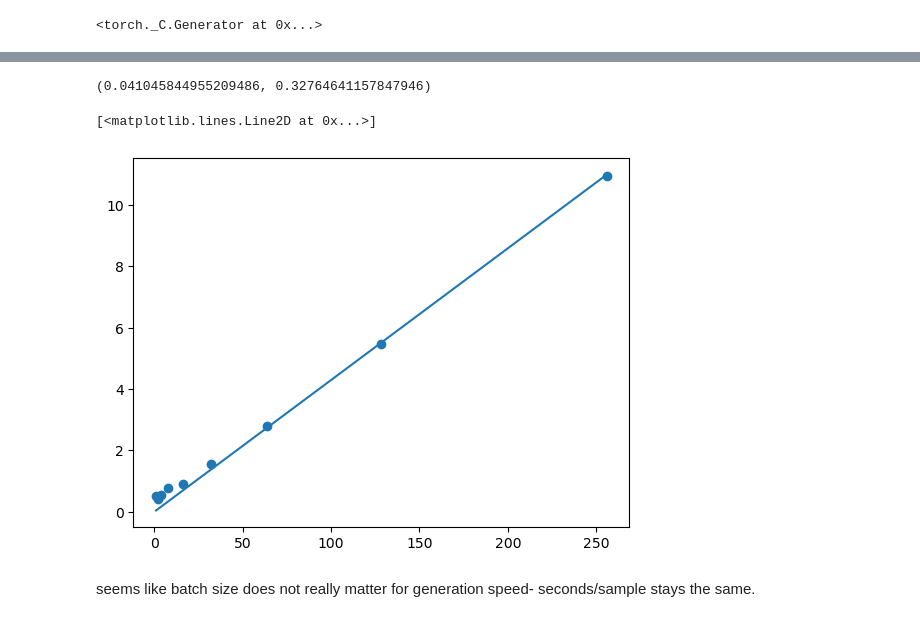
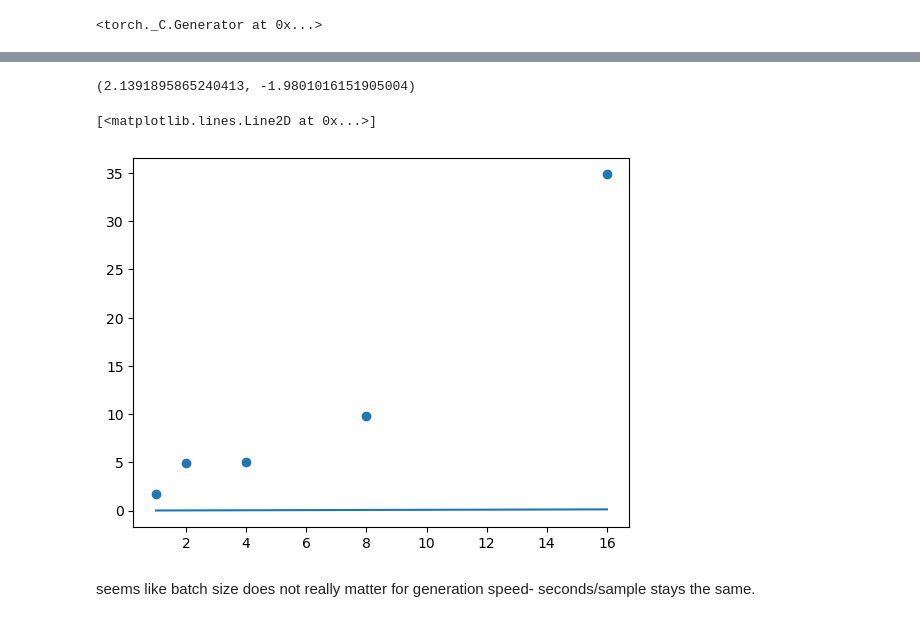
Before and after one commit to SammyAgrawal/diffusion-climsim, a Jupyter notebook: Evaluation.ipynb, the cells around one changed output, grey strips where cells are left out. Saved outputs shown, nothing was run; the diff lists cells and outputs as text; code cells hidden in the pictures.

Commit message:
Code snapshot for full dataset testrun trial_1b-ckpt.pt

```diff
--- a/Evaluation.ipynb
+++ b/Evaluation.ipynb
@@ -91,4 +79,4 @@ plt.imshow(test_ds[0][:, :, 59].detach().cpu())
 # %%
-scheduler = diff.mydatasets.load_scheduler(mconfig)
+scheduler = data.load_scheduler(mconfig)
 mconfig.scheduler
 # %% [output]
@@ -96,2 +83,0 @@ SchedulerParams(num_train_timesteps=100, beta_schedule='linear', clip_sample=Tru
-# %%
-ddpm = fetch_model_from_ckpt("best-ckpt.pt", "trial_log", "test_ddpm_1")
@@ -109,3 +83,0 @@ os.listdir('experiments/test_ddpm_1')
-# %%
-scheduler = diff.mydatasets.load_scheduler(mconfig)
-scheduler
@@ -174,16 +124,16 @@ generating 256 images from pipeline
 # %%
-m, b = np.polyfit(pipeline_test['sizes'], pipeline_test['times'], 1)
+m, b = np.polyfit(pipeline_test['sizes'][:len(pipeline_test['times'])], pipeline_test['times'], 1)
 m, b
 # %% [output]
-(0.041045844955209486, 0.32764641157847946)
+(2.1391895865240413, -1.9801016151905004)
 # %%
-slope = np.dot(pipeline_test['sizes'], pipeline_test['times']) / np.dot(pipeline_test['sizes'], pipeline_test['sizes'])
+slope = np.dot(pipeline_test['sizes'][:len(pipeline_test['times'])], pipeline_test['times']) / np.dot(pipeline_test['sizes'], pipeline_test['sizes'])
 # %%
-plt.scatter(pipeline_test['sizes'], pipeline_test['times'])
-plt.plot(pipeline_test['sizes'], np.array(pipeline_test['sizes']) * slope)
+plt.scatter(pipeline_test['sizes'][:len(pipeline_test['times'])], pipeline_test['times'])
+plt.plot(pipeline_test['sizes'][:len(pipeline_test['times'])], np.array(pipeline_test['sizes'][:len(pipeline_test['times'])]) * slope)
 # %% [output]
 [<matplotlib.lines.Line2D at 0x...>]
-[figure, old version]
+[figure, new version]
 # %% [markdown]
 seems like batch size does not really matter for generation speed- seconds/sample stays the same.
 # %%
```
Also changed, not shown: parts of 39 cells of this notebook, 5 other files.
